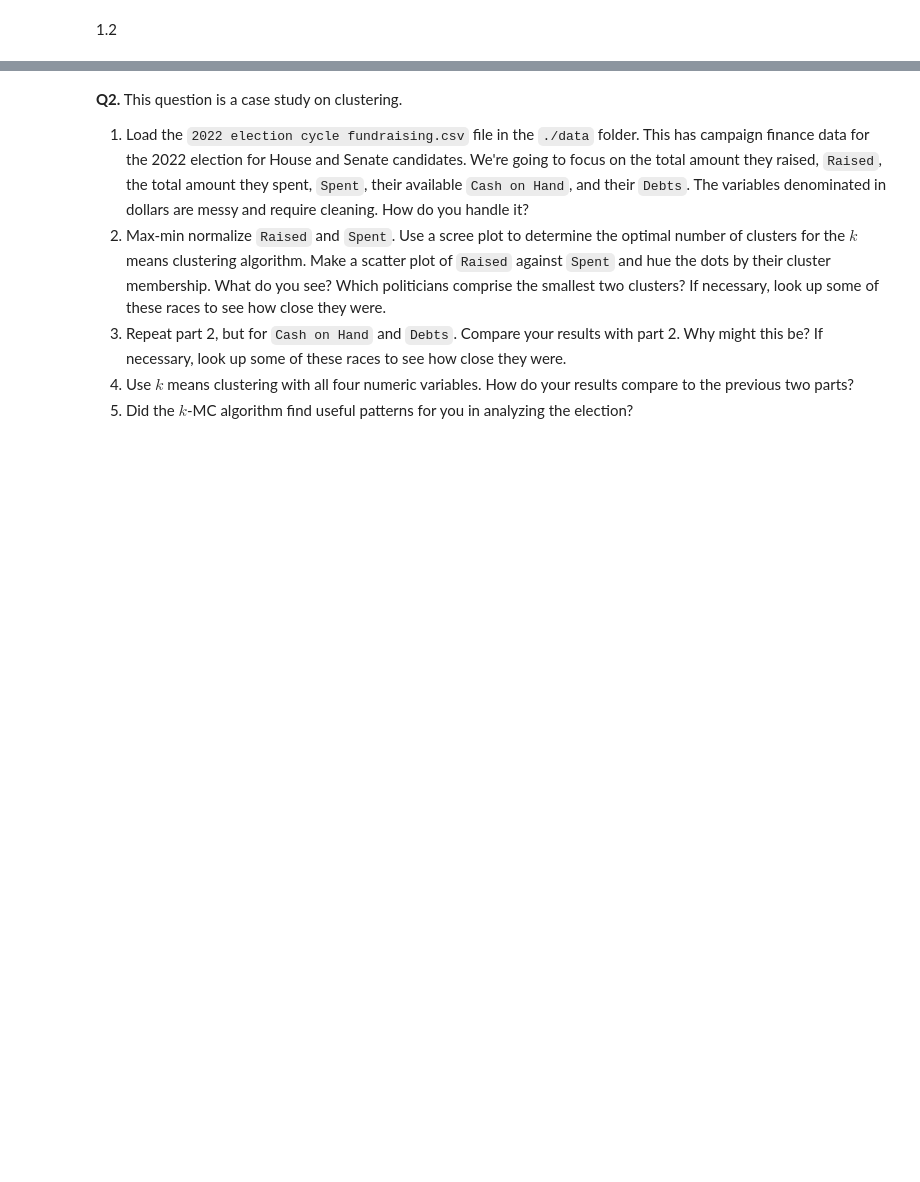
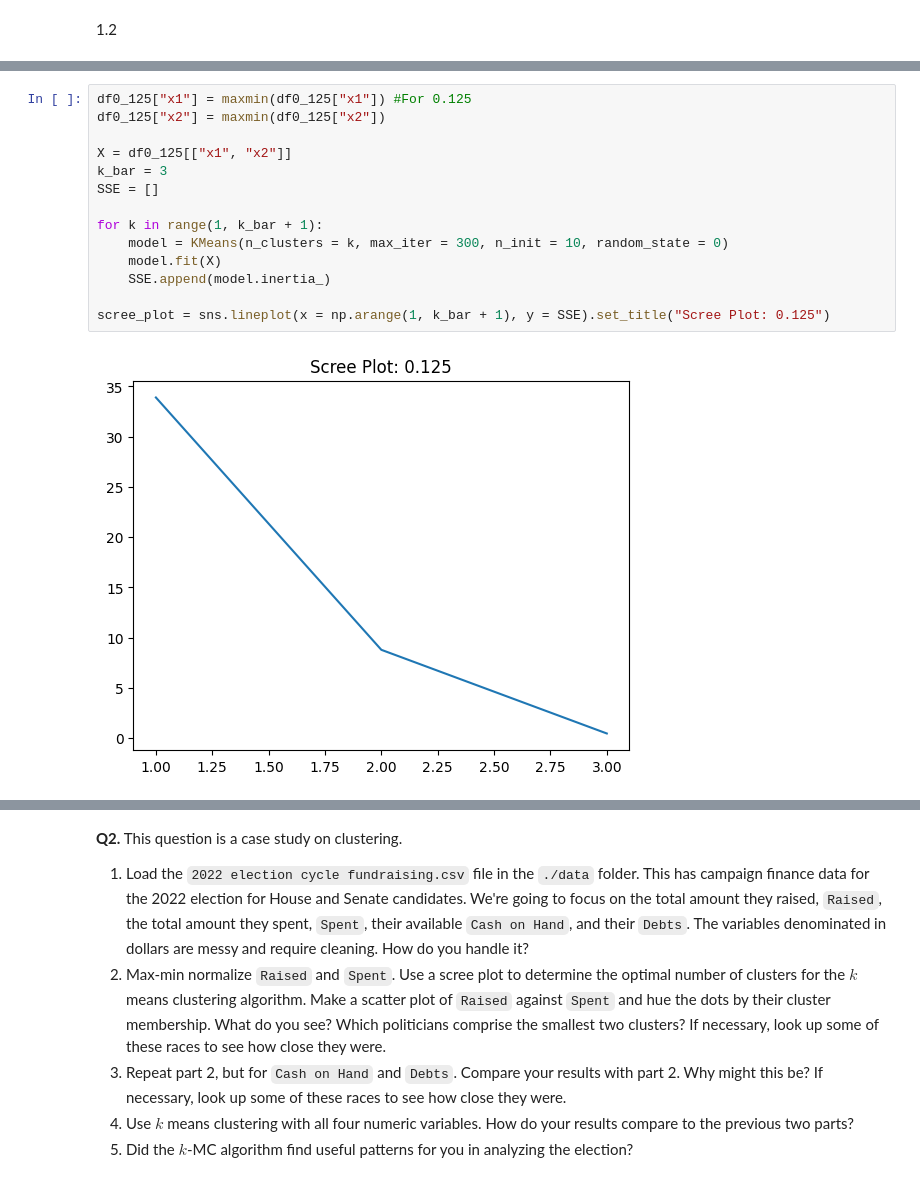
Before and after one commit to mchen899923/clustering_assignment, a Jupyter notebook: assignment_clustering.ipynb, the cells around one changed output, grey strips where cells are left out. Saved outputs shown, nothing was run; the diff lists cells and outputs as text; blank space fills up the shorter version.

```diff
--- a/assignment_clustering.ipynb
+++ b/assignment_clustering.ipynb
@@ -72,0 +101,16 @@ df2_0 = createData(2.0)
+# %%
+df0_125["x1"] = maxmin(df0_125["x1"]) #For 0.125
+df0_125["x2"] = maxmin(df0_125["x2"])
+
+X = df0_125[["x1", "x2"]]
+k_bar = 3
+SSE = []
+
+for k in range(1, k_bar + 1):
+    model = KMeans(n_clusters = k, max_iter = 300, n_init = 10, random_state = 0)
+    model.fit(X)
+    SSE.append(model.inertia_)
+
+scree_plot = sns.lineplot(x = np.arange(1, k_bar + 1), y = SSE).set_title("Scree Plot: 0.125")
+# %% [output]
+[figure, added]
```
Also changed, not shown: parts of 27 cells of this notebook.
